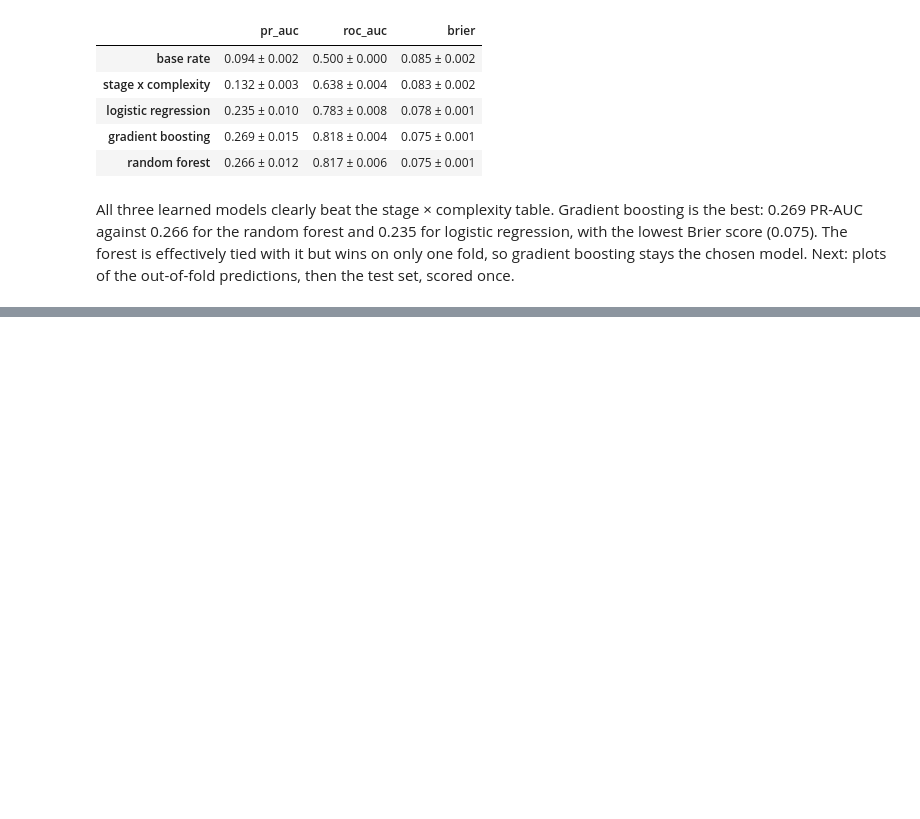
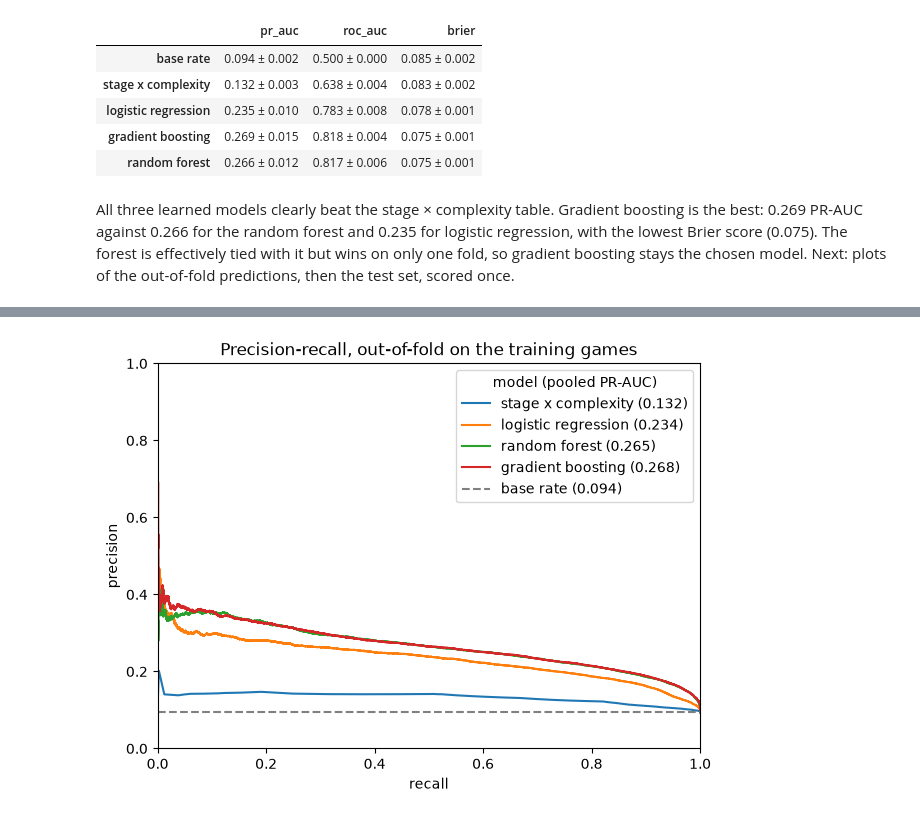
Before and after one commit to patrick-oreilly/chess-blunder-risk, a Jupyter notebook: notebooks/04_model_comparison.ipynb, the cells around one changed output, grey strips where cells are left out. Drawn from its saved outputs; the diff is of its cells as text; code cells hidden in the pictures; blank space fills up the shorter version.

Commit message:
Add PR curve and reliability plot

```diff
--- a/notebooks/04_model_comparison.ipynb
+++ b/notebooks/04_model_comparison.ipynb
@@ -369,0 +380,19 @@ scored once.
+# %%
+import matplotlib.pyplot as plt
+from sklearn.metrics import average_precision_score, precision_recall_curve
+
+y = train[modelling.TARGET]
+COLOURS = {'stage x complexity': 'tab:blue', 'logistic regression': 'tab:orange',
+           'random forest': 'tab:green', 'gradient boosting': 'tab:red'}  # same model, same colour in both plots
+
+fig, ax = plt.subplots(figsize=(7, 5))
+for name in ['stage x complexity', 'logistic regression', 'random forest', 'gradient boosting']:
+    precision, recall, _ = precision_recall_curve(y, oof[name])
+    ax.plot(recall, precision, color=COLOURS[name], label=f'{name} ({average_precision_score(y, oof[name]):.3f})')
+ax.axhline(y.mean(), color='grey', linestyle='--', label=f'base rate ({y.mean():.3f})')
+ax.set(xlabel='recall', ylabel='precision', xlim=(0, 1), ylim=(0, 1),
+       title='Precision-recall, out-of-fold on the training games')
+ax.legend(title='model (pooled PR-AUC)')
+fig.savefig(FIG_DIR / '04_pr_curve.png', dpi=150, bbox_inches='tight')
+# %% [output]
+[figure, added]
```
Also changed, not shown: parts of 7 cells of this notebook.
